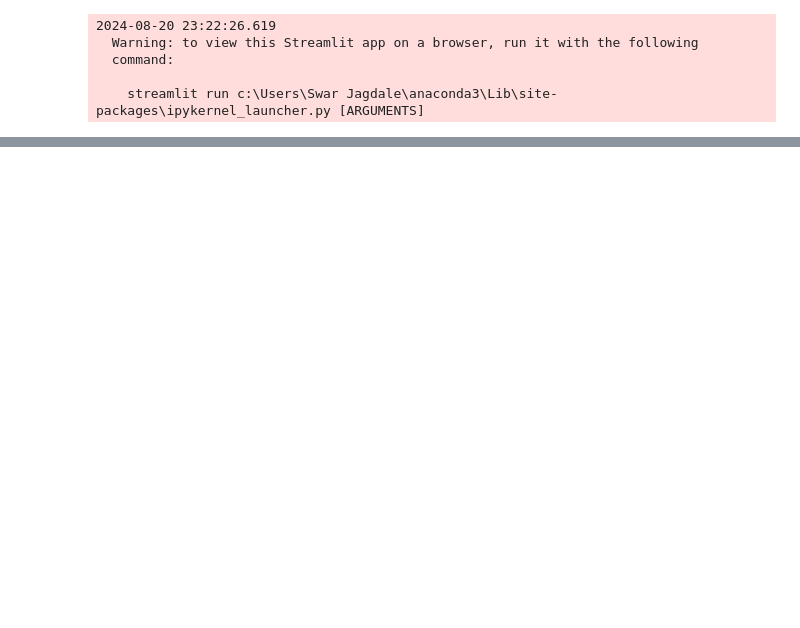
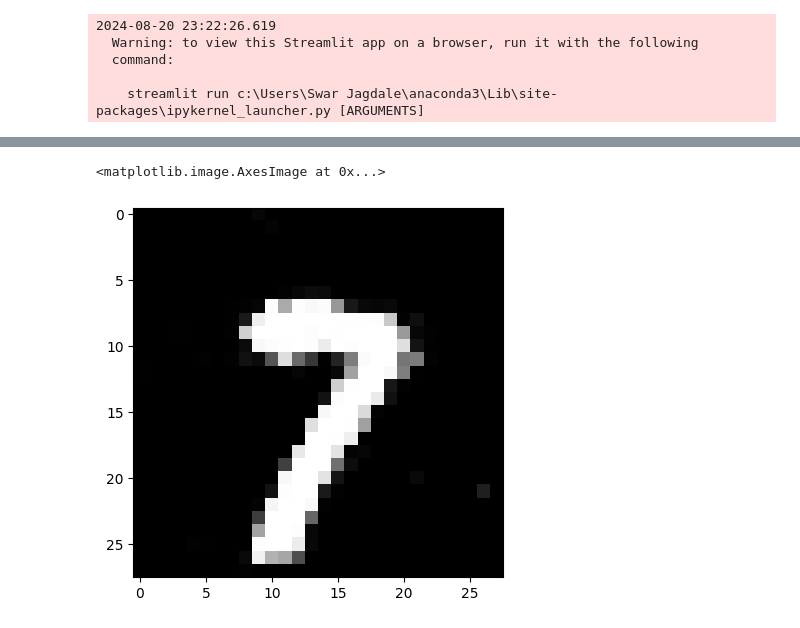
Before and after one commit to SwarJagdale/GAN_MNIST, a Jupyter notebook: BaseGan.ipynb, the cells around one changed output, grey strips where cells are left out. Drawn from its saved outputs; the diff is of its cells as text; code cells hidden in the pictures; blank space fills up the shorter version.

Commit message:
New Load model

```diff
--- a/BaseGan.ipynb
+++ b/BaseGan.ipynb
@@ -218,0 +228,6 @@ if generate:
+# %%
+gen1=tf.keras.models.load_model('gan_images_mnist/GAN_gen.h5')
+newgen1=gen1.predict(np.random.randn(1,100))
+newgen1=newgen1.reshape(28,28)
+plt.imshow(newgen1,cmap='gray')
+# %% [output]
@@ -218,0 +236,2 @@ if generate:
+<matplotlib.image.AxesImage at 0x...>
+[figure, added]
```
Also changed, not shown: parts of 4 cells of this notebook, 1 other file.
